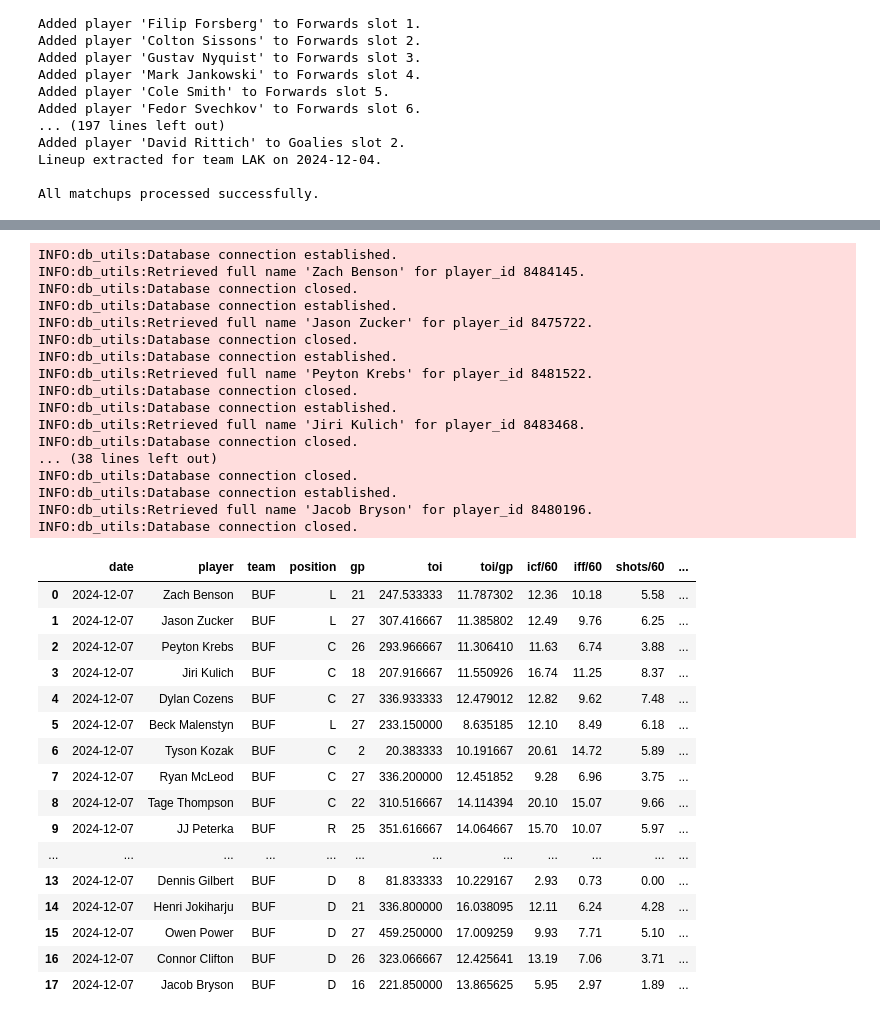
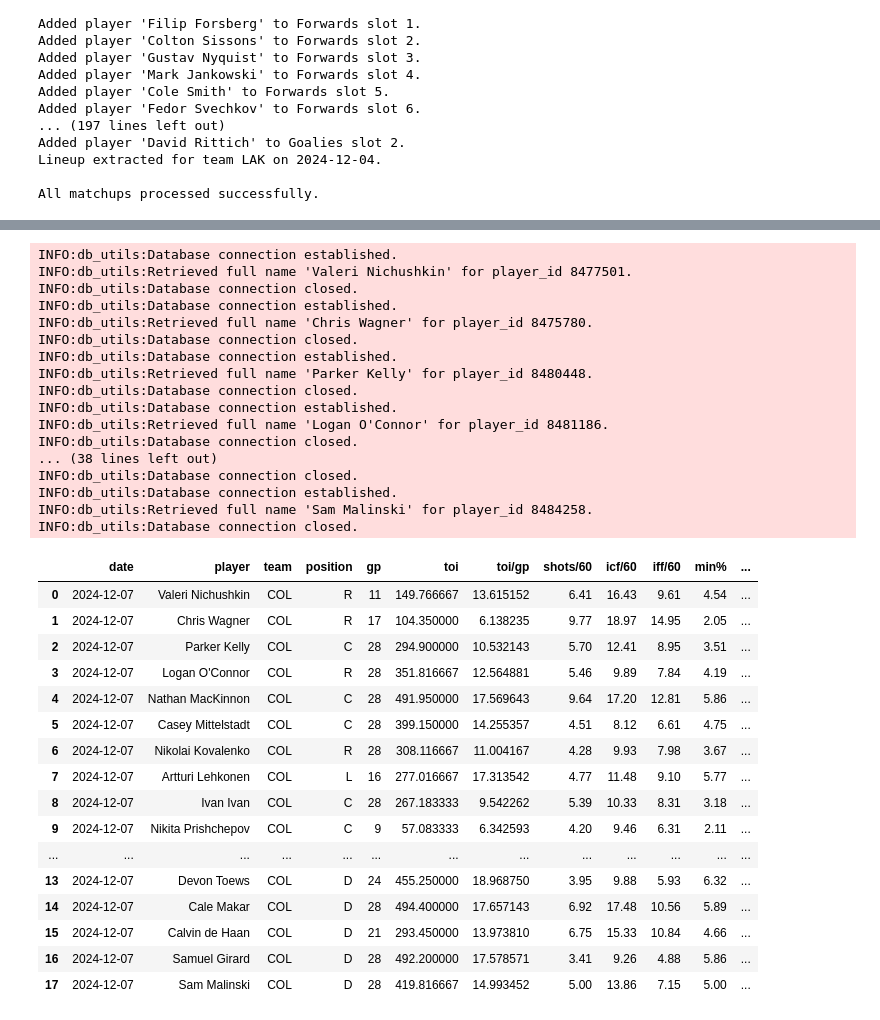
Before and after one commit to bwista/accurateshothelper, a Jupyter notebook: xgm_model_01.ipynb, the cells around one changed output, grey strips where cells are left out. Cells and saved outputs as stored; diff of their text form; code cells hidden in the pictures.

```diff
--- a/xgm_model_01.ipynb
+++ b/xgm_model_01.ipynb
@@ -685,7 +685,7 @@ def get_skater_stats(lineup: Lineup, player_stats_df: pd.DataFrame, filter: Opti
     # Apply filter if specified
     if filter == 'shots':
         # Define shot-related columns to keep
-        shot_columns = ['player', 'team', 'position', 'gp', 'toi', 'toi/gp', 'icf/60', 'iff/60'] + [col for col in player_stats_df.columns if 'shot' in col.lower()]
+        shot_columns = ['player', 'team', 'position', 'gp', 'toi', 'toi/gp','shots/60', 'icf/60', 'iff/60']
         player_stats_df = player_stats_df[shot_columns]
 
     # Create ordered list of players (forwards then defense)
@@ -1749,5 +1747,5 @@ from team_utils import get_tricode_by_fullname, get_fullname_by_tricode
 # %%
-def process_team_shots_and_opponent(input_date: str, team: str, db_config: Dict[str, str], model, poly) -> Dict[str, Any]:
+def process_team_shots_and_opponent(input_date: str, team: str, db_config: Dict[str, str]) -> Dict[str, Any]:
     """
     Processes a team's lineup shots and retrieves opponent's on-ice statistics for a given date.
 
@@ -1876,8 +1874,8 @@ def process_team_shots_and_opponent(input_date: str, team: str, db_config: Dict[
 # %%
 # Example usage of the process_team_and_opponent function
 input_date = '2024-12-07'
-team = 'BUF'  # Example team code
-matchup_data = process_team_shots_and_opponent(input_date, team, db_config, loaded_model, loaded_poly)
+team = 'COL'  # Example team code
+matchup_data = process_team_shots_and_opponent(input_date, team, db_config)
 
 # Accessing the data
 team_shots = matchup_data['team_shots']
@@ -1925,5 +1923,5 @@ team_shots
 # %%
-def add_shots_on_goal_to_team_shots(team_shots_df: pd.DataFrame) -> pd.DataFrame:
+def add_sog_to_team_shots(team_shots_df: pd.DataFrame) -> pd.DataFrame:
     """
     Adds shots on goal data to the team_shots DataFrame by parsing boxscores for each unique date and team.
 
@@ -1950,9 +1948,6 @@ def add_shots_on_goal_to_team_shots(team_shots_df: pd.DataFrame) -> pd.DataFrame
     if not required_columns.issubset(team_shots_df.columns):
         missing = required_columns - set(team_shots_df.columns)
         raise KeyError(f"Missing required columns in team_shots_df: {', '.join(missing)}")
-
-    # Initialize a list to store shots on goal data
-    shots_data = []
 
     # Find unique date and team combinations
     unique_combinations = team_shots_df[['date', 'team']].drop_duplicates()
@@ -2001,7 +1996,7 @@ def add_shots_on_goal_to_team_shots(team_shots_df: pd.DataFrame) -> pd.DataFrame
                     team_shots_df.loc[
                         (team_shots_df['date'] == game_date) &
                         (team_shots_df['team'] == team),
-                        'shots_on_goal'
+                        'sog'
                     ] = merged_df['sog']
 
                 elif team.upper() == home_team_abbrev.upper():
@@ -2020,68 +2015,68 @@ def add_shots_on_goal_to_team_shots(team_shots_df: pd.DataFrame) -> pd.DataFrame
                         how='left'
                     )
 
-                    # Assign the 'shots_on_goal' from 'sog', handle missing values
+                    # Assign the 'sog' from 'sog', handle missing values
                     team_shots_df.loc[
                         (team_shots_df['date'] == game_date) &
                         (team_shots_df['team'] == team),
-                        'shots_on_goal'
+                        'sog'
                     ] = merged_df['sog']
 
                 else:
                     print(f"Team {team} does not match away ({away_team_abbrev}) or home ({home_team_abbrev}) team abbreviations.")
-                    shots_on_goal = None
+                    # sog = None
                     # Optionally, you can choose to assign None or another value
                     team_shots_df.loc[
                         (team_shots_df['date'] == game_date) &
                         (team_shots_df['team'] == team),
-                        'shots_on_goal'
+                        'sog'
                     ] = None
 
         except Exception as e:
             print(f"Error processing team {team} on date {game_date}: {e}")
-            # Assign None to 'shots_on_goal' in case of an error
+            # Assign None to 'sog' in case of an error
             team_shots_df.loc[
                 (team_shots_df['date'] == game_date) &
                 (team_shots_df['team'] == team),
-                'shots_on_goal'
+                'sog'
             ] = None
 
     return team_shots_df
 # %%
-team_shots = add_shots_on_goal_to_team_shots(team_shots)
+team_shots = add_sog_to_team_shots(team_shots)
 team_shots
 # %% [output]
 INFO:db_utils:Database connection established.
-INFO:db_utils:Retrieved full name 'Zach Benson' for player_id 8484145.
+INFO:db_utils:Retrieved full name 'Valeri Nichushkin' for player_id 8477501.
 INFO:db_utils:Database connection closed.
 INFO:db_utils:Database connection established.
-INFO:db_utils:Retrieved full name 'Jason Zucker' for player_id 8475722.
+INFO:db_utils:Retrieved full name 'Chris Wagner' for player_id 8475780.
 INFO:db_utils:Database connection closed.
 INFO:db_utils:Database connection established.
-INFO:db_utils:Retrieved full name 'Peyton Krebs' for player_id 8481522.
+INFO:db_utils:Retrieved full name 'Parker Kelly' for player_id 8480448.
 INFO:db_utils:Database connection closed.
 INFO:db_utils:Database connection established.
-INFO:db_utils:Retrieved full name 'Jiri Kulich' for player_id 8483468.
+INFO:db_utils:Retrieved full name 'Logan O'Connor' for player_id 8481186.
 INFO:db_utils:Database connection closed.
 ... (38 lines left out)
 INFO:db_utils:Database connection closed.
 INFO:db_utils:Database connection established.
-INFO:db_utils:Retrieved full name 'Jacob Bryson' for player_id 8480196.
+INFO:db_utils:Retrieved full name 'Sam Malinski' for player_id 8484258.
 INFO:db_utils:Database connection closed.
-|  | date | player | team | position | gp | toi | toi/gp | icf/60 | iff/60 | shots/60 | ... |
-| 0 | 2024-12-07 | Zach Benson | BUF | L | 21 | 247.533333 | 11.787302 | 12.36 | 10.18 | 5.58 | ... |
-| 1 | 2024-12-07 | Jason Zucker | BUF | L | 27 | 307.416667 | 11.385802 | 12.49 | 9.76 | 6.25 | ... |
-| 2 | 2024-12-07 | Peyton Krebs | BUF | C | 26 | 293.966667 | 11.306410 | 11.63 | 6.74 | 3.88 | ... |
-| 3 | 2024-12-07 | Jiri Kulich | BUF | C | 18 | 207.916667 | 11.550926 | 16.74 | 11.25 | 8.37 | ... |
-| 4 | 2024-12-07 | Dylan Cozens | BUF | C | 27 | 336.933333 | 12.479012 | 12.82 | 9.62 | 7.48 | ... |
-| 5 | 2024-12-07 | Beck Malenstyn | BUF | L | 27 | 233.150000 | 8.635185 | 12.10 | 8.49 | 6.18 | ... |
-| 6 | 2024-12-07 | Tyson Kozak | BUF | C | 2 | 20.383333 | 10.191667 | 20.61 | 14.72 | 5.89 | ... |
-| 7 | 2024-12-07 | Ryan McLeod | BUF | C | 27 | 336.200000 | 12.451852 | 9.28 | 6.96 | 3.75 | ... |
-| 8 | 2024-12-07 | Tage Thompson | BUF | C | 22 | 310.516667 | 14.114394 | 20.10 | 15.07 | 9.66 | ... |
-| 9 | 2024-12-07 | JJ Peterka | BUF | R | 25 | 351.616667 | 14.064667 | 15.70 | 10.07 | 5.97 | ... |
-| ... | ... | ... | ... | ... | ... | ... | ... | ... | ... | ... | ... |
-| 13 | 2024-12-07 | Dennis Gilbert | BUF | D | 8 | 81.833333 | 10.229167 | 2.93 | 0.73 | 0.00 | ... |
-| 14 | 2024-12-07 | Henri Jokiharju | BUF | D | 21 | 336.800000 | 16.038095 | 12.11 | 6.24 | 4.28 | ... |
-| 15 | 2024-12-07 | Owen Power | BUF | D | 27 | 459.250000 | 17.009259 | 9.93 | 7.71 | 5.10 | ... |
-| 16 | 2024-12-07 | Connor Clifton | BUF | D | 26 | 323.066667 | 12.425641 | 13.19 | 7.06 | 3.71 | ... |
-| 17 | 2024-12-07 | Jacob Bryson | BUF | D | 16 | 221.850000 | 13.865625 | 5.95 | 2.97 | 1.89 | ... |
+|  | date | player | team | position | gp | toi | toi/gp | shots/60 | icf/60 | iff/60 | min% | ... |
+| 0 | 2024-12-07 | Valeri Nichushkin | COL | R | 11 | 149.766667 | 13.615152 | 6.41 | 16.43 | 9.61 | 4.54 | ... |
+| 1 | 2024-12-07 | Chris Wagner | COL | R | 17 | 104.350000 | 6.138235 | 9.77 | 18.97 | 14.95 | 2.05 | ... |
+| 2 | 2024-12-07 | Parker Kelly | COL | C | 28 | 294.900000 | 10.532143 | 5.70 | 12.41 | 8.95 | 3.51 | ... |
+| 3 | 2024-12-07 | Logan O'Connor | COL | R | 28 | 351.816667 | 12.564881 | 5.46 | 9.89 | 7.84 | 4.19 | ... |
+| 4 | 2024-12-07 | Nathan MacKinnon | COL | C | 28 | 491.950000 | 17.569643 | 9.64 | 17.20 | 12.81 | 5.86 | ... |
+| 5 | 2024-12-07 | Casey Mittelstadt | COL | C | 28 | 399.150000 | 14.255357 | 4.51 | 8.12 | 6.61 | 4.75 | ... |
+| 6 | 2024-12-07 | Nikolai Kovalenko | COL | R | 28 | 308.116667 | 11.004167 | 4.28 | 9.93 | 7.98 | 3.67 | ... |
+| 7 | 2024-12-07 | Artturi Lehkonen | COL | L | 16 | 277.016667 | 17.313542 | 4.77 | 11.48 | 9.10 | 5.77 | ... |
+| 8 | 2024-12-07 | Ivan Ivan | COL | C | 28 | 267.183333 | 9.542262 | 5.39 | 10.33 | 8.31 | 3.18 | ... |
+| 9 | 2024-12-07 | Nikita Prishchepov | COL | C | 9 | 57.083333 | 6.342593 | 4.20 | 9.46 | 6.31 | 2.11 | ... |
+| ... | ... | ... | ... | ... | ... | ... | ... | ... | ... | ... | ... | ... |
+| 13 | 2024-12-07 | Devon Toews | COL | D | 24 | 455.250000 | 18.968750 | 3.95 | 9.88 | 5.93 | 6.32 | ... |
+| 14 | 2024-12-07 | Cale Makar | COL | D | 28 | 494.400000 | 17.657143 | 6.92 | 17.48 | 10.56 | 5.89 | ... |
+| 15 | 2024-12-07 | Calvin de Haan | COL | D | 21 | 293.450000 | 13.973810 | 6.75 | 15.33 | 10.84 | 4.66 | ... |
+| 16 | 2024-12-07 | Samuel Girard | COL | D | 28 | 492.200000 | 17.578571 | 3.41 | 9.26 | 4.88 | 5.86 | ... |
+| 17 | 2024-12-07 | Sam Malinski | COL | D | 28 | 419.816667 | 14.993452 | 5.00 | 13.86 | 7.15 | 5.00 | ... |
```
Also changed, not shown: parts of 14 cells of this notebook.
